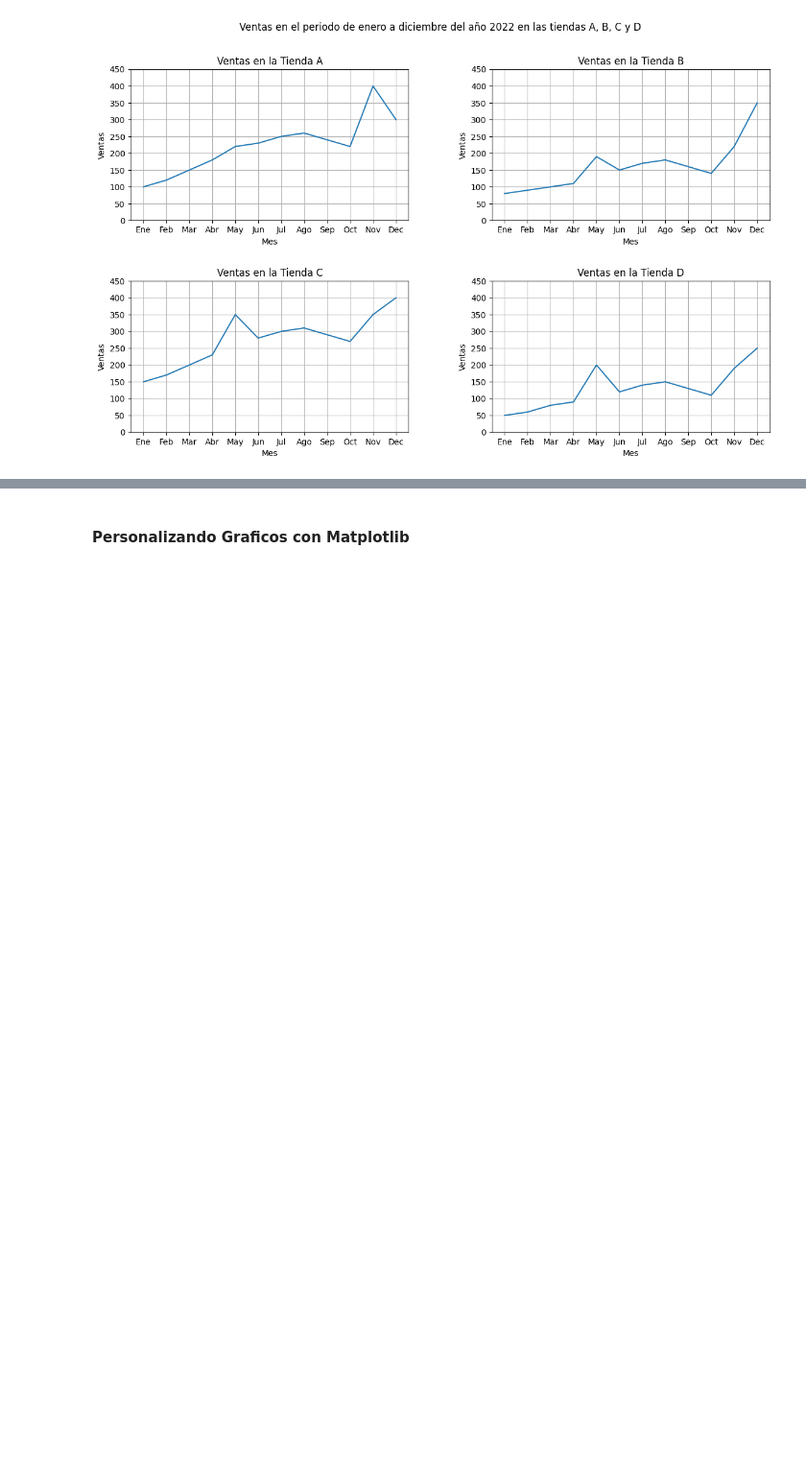
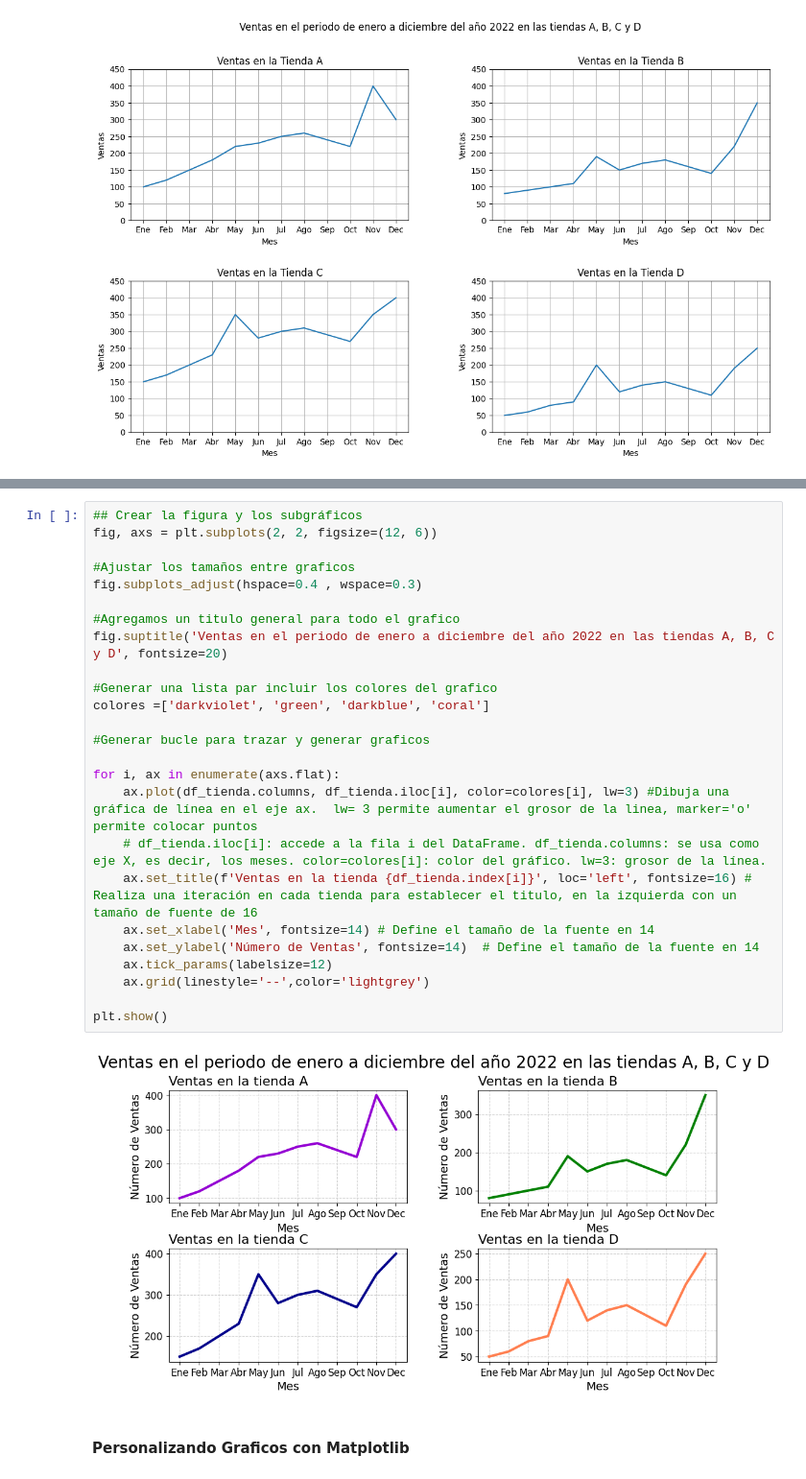
Before and after one commit to Starleen1996/Pandas-E-S, a Jupyter notebook: Visualización_de_datos.ipynb, the cells around one changed output, grey strips where cells are left out. Shown at 96% size. Drawn from its saved outputs; the diff is of its cells as text; blank space fills up the shorter version.

```diff
--- a/Visualización_de_datos.ipynb
+++ b/Visualización_de_datos.ipynb
@@ -392,3 +400,30 @@ plt.show()
+# %%
+## Crear la figura y los subgráficos
+fig, axs = plt.subplots(2, 2, figsize=(12, 6))
+
+#Ajustar los tamaños entre graficos
+fig.subplots_adjust(hspace=0.4 , wspace=0.3)
+
+#Agregamos un titulo general para todo el grafico
+fig.suptitle('Ventas en el periodo de enero a diciembre del año 2022 en las tiendas A, B, C y D', fontsize=20)
+
+#Generar una lista par incluir los colores del grafico
+colores =['darkviolet', 'green', 'darkblue', 'coral']
+
+#Generar bucle para trazar y generar graficos
+
+for i, ax in enumerate(axs.flat):
+    ax.plot(df_tienda.columns, df_tienda.iloc[i], color=colores[i], lw=3) #Dibuja una gráfica de línea en el eje ax.  lw= 3 permite aumentar el grosor de la linea, marker='o' permite colocar puntos
+    # df_tienda.iloc[i]: accede a la fila i del DataFrame. df_tienda.columns: se usa como eje X, es decir, los meses. color=colores[i]: color del gráfico. lw=3: grosor de la línea.
+    ax.set_title(f'Ventas en la tienda {df_tienda.index[i]}', loc='left', fontsize=16) # Realiza una iteración en cada tienda para establecer el titulo, en la izquierda con un tamaño de fuente de 16
+    ax.set_xlabel('Mes', fontsize=14) # Define el tamaño de la fuente en 14
+    ax.set_ylabel('Número de Ventas', fontsize=14)  # Define el tamaño de la fuente en 14
+    ax.tick_params(labelsize=12)
+    ax.grid(linestyle='--',color='lightgrey')
+
+plt.show()
+# %% [output]
+[figure, added]
 # %% [markdown]
 #### Personalizando Graficos con Matplotlib
 # %%
```
Also changed, not shown: parts of 1 cell of this notebook.
